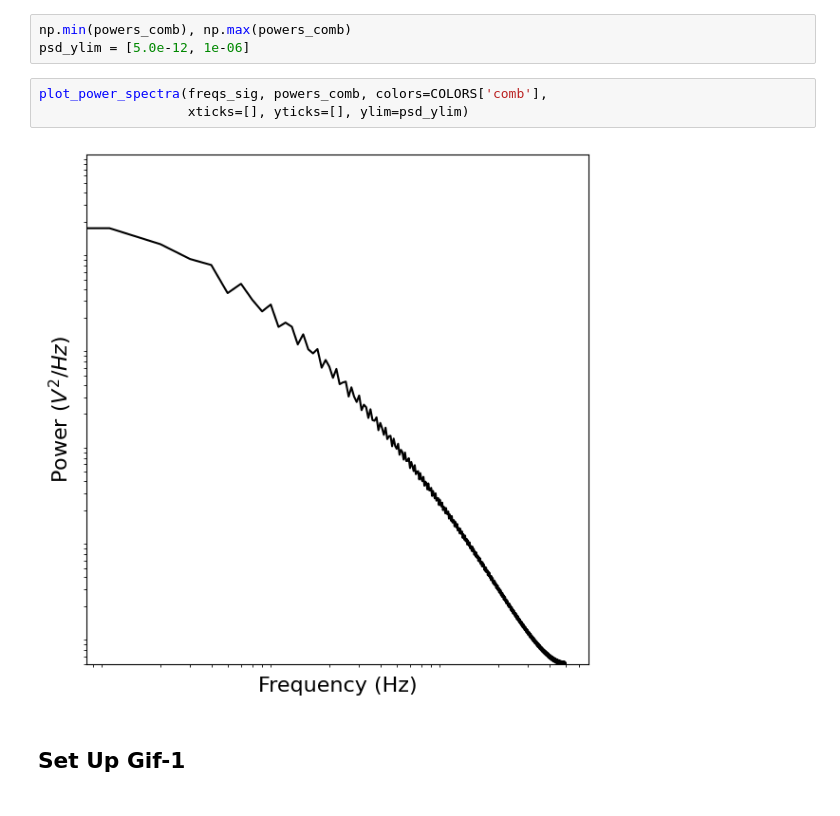
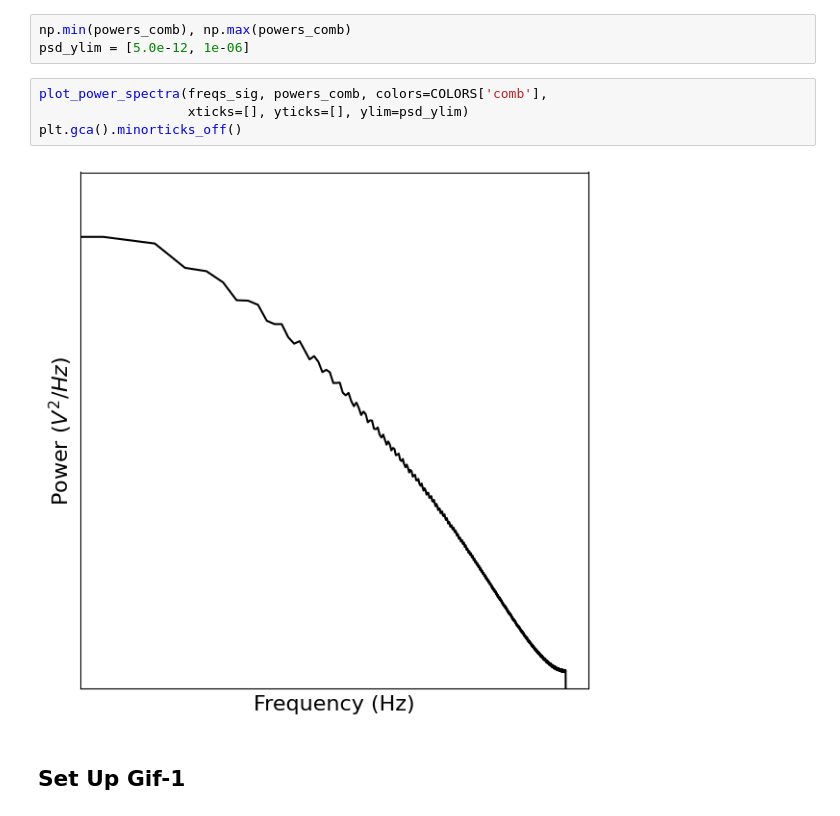
Before and after one commit to fooof-tools/Visualizers, a Jupyter notebook: notebooks/PSPModel.ipynb, the cells around one changed output. Saved outputs shown, nothing was run; the diff lists cells and outputs as text.

```diff
--- a/notebooks/PSPModel.ipynb
+++ b/notebooks/PSPModel.ipynb
@@ -143,8 +143,9 @@ psd_ylim = [5.0e-12, 1e-06]
 # %%
 plot_power_spectra(freqs_sig, powers_comb, colors=COLORS['comb'],
                    xticks=[], yticks=[], ylim=psd_ylim)
+plt.gca().minorticks_off()
 # %% [output]
-[figure, old version]
+[figure, new version]
 # %% [markdown]
 ## Set Up Gif-1
 # %%
```
Also changed, not shown: parts of 27 cells of this notebook.
